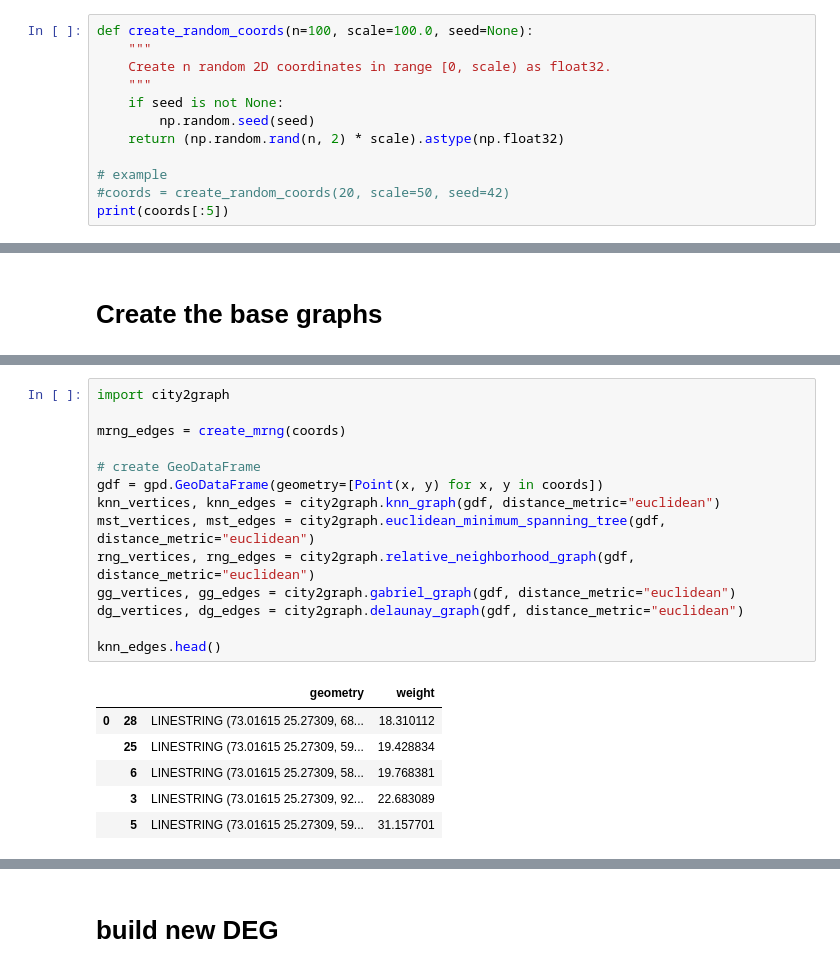
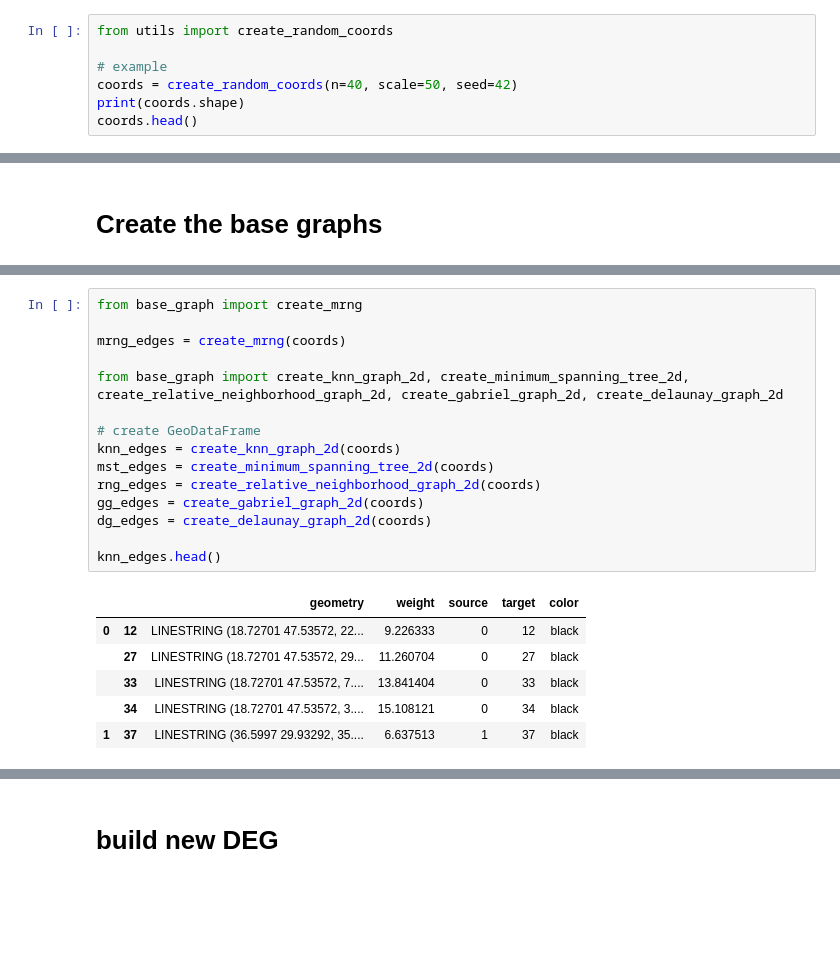
Before and after one commit to Neiko2002/2d-graph, a Jupyter notebook: 2d_graph_visualization.ipynb, the cells around one changed output, grey strips where cells are left out. Drawn from its saved outputs; the diff is of its cells as text; blank space fills up the shorter version.

Commit message:
custom edge and vertex visualization

```diff
--- a/2d_graph_visualization.ipynb
+++ b/2d_graph_visualization.ipynb
@@ -63,13 +26,8 @@ print(coords[:3])
 # %%
-def create_random_coords(n=100, scale=100.0, seed=None):
-    """
-    Create n random 2D coordinates in range [0, scale) as float32.
-    """
-    if seed is not None:
-        np.random.seed(seed)
-    return (np.random.rand(n, 2) * scale).astype(np.float32)
+from utils import create_random_coords
 
 # example
-#coords = create_random_coords(20, scale=50, seed=42)
-print(coords[:5])
+coords = create_random_coords(n=40, scale=50, seed=42)
+print(coords.shape)
+coords.head()
 # %% [output]
@@ -174,21 +43,22 @@ def create_mrng(coords):
 # %%
-import city2graph
+from base_graph import create_mrng
 
 mrng_edges = create_mrng(coords)
 
+from base_graph import create_knn_graph_2d, create_minimum_spanning_tree_2d, create_relative_neighborhood_graph_2d, create_gabriel_graph_2d, create_delaunay_graph_2d
+
 # create GeoDataFrame
-gdf = gpd.GeoDataFrame(geometry=[Point(x, y) for x, y in coords])
-knn_vertices, knn_edges = city2graph.knn_graph(gdf, distance_metric="euclidean")
-mst_vertices, mst_edges = city2graph.euclidean_minimum_spanning_tree(gdf, distance_metric="euclidean")
-rng_vertices, rng_edges = city2graph.relative_neighborhood_graph(gdf, distance_metric="euclidean")
-gg_vertices, gg_edges = city2graph.gabriel_graph(gdf, distance_metric="euclidean")
-dg_vertices, dg_edges = city2graph.delaunay_graph(gdf, distance_metric="euclidean")
+knn_edges = create_knn_graph_2d(coords)
+mst_edges = create_minimum_spanning_tree_2d(coords)
+rng_edges = create_relative_neighborhood_graph_2d(coords)
+gg_edges = create_gabriel_graph_2d(coords)
+dg_edges = create_delaunay_graph_2d(coords)
 
 knn_edges.head()
 # %% [output]
-|  |  | geometry | weight |
-| 0 | 28 | LINESTRING (73.01615 25.27309, 68... | 18.310112 |
-|  | 25 | LINESTRING (73.01615 25.27309, 59... | 19.428834 |
-|  | 6 | LINESTRING (73.01615 25.27309, 58... | 19.768381 |
-|  | 3 | LINESTRING (73.01615 25.27309, 92... | 22.683089 |
-|  | 5 | LINESTRING (73.01615 25.27309, 59... | 31.157701 |
+|  |  | geometry | weight | source | target | color |
+| 0 | 12 | LINESTRING (18.72701 47.53572, 22... | 9.226333 | 0 | 12 | black |
+|  | 27 | LINESTRING (18.72701 47.53572, 29... | 11.260704 | 0 | 27 | black |
+|  | 33 | LINESTRING (18.72701 47.53572, 7.... | 13.841404 | 0 | 33 | black |
+|  | 34 | LINESTRING (18.72701 47.53572, 3.... | 15.108121 | 0 | 34 | black |
+| 1 | 37 | LINESTRING (36.5997 29.93292, 35.... | 6.637513 | 1 | 37 | black |
```
Also changed, not shown: parts of 18 cells of this notebook, 5 other files.
